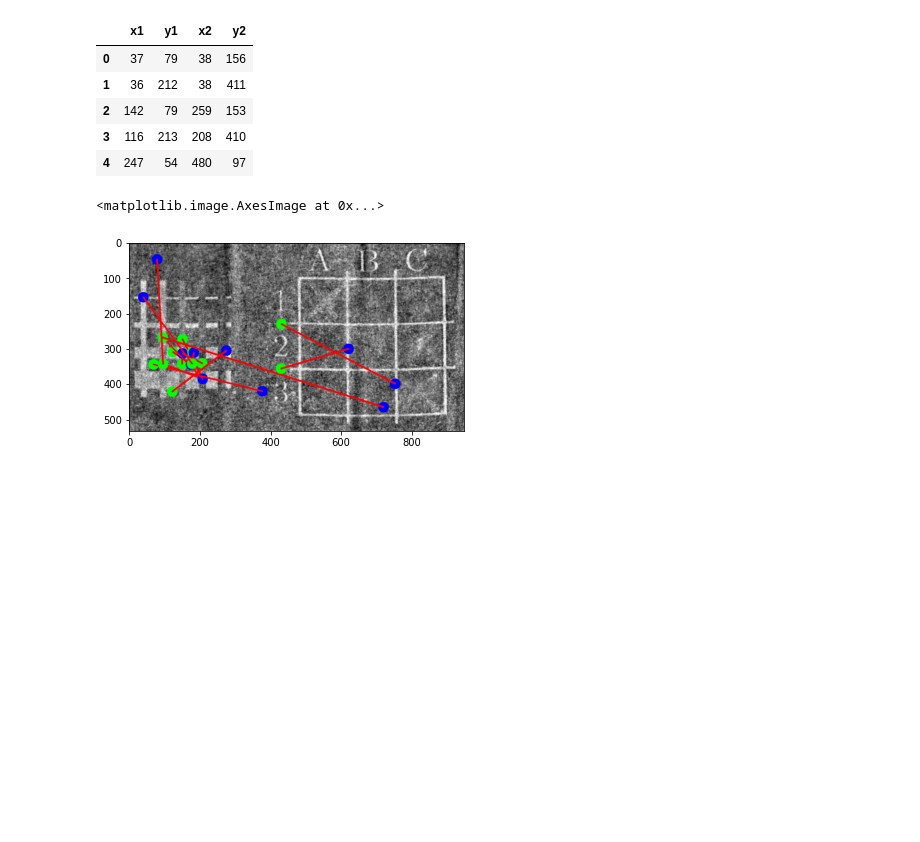
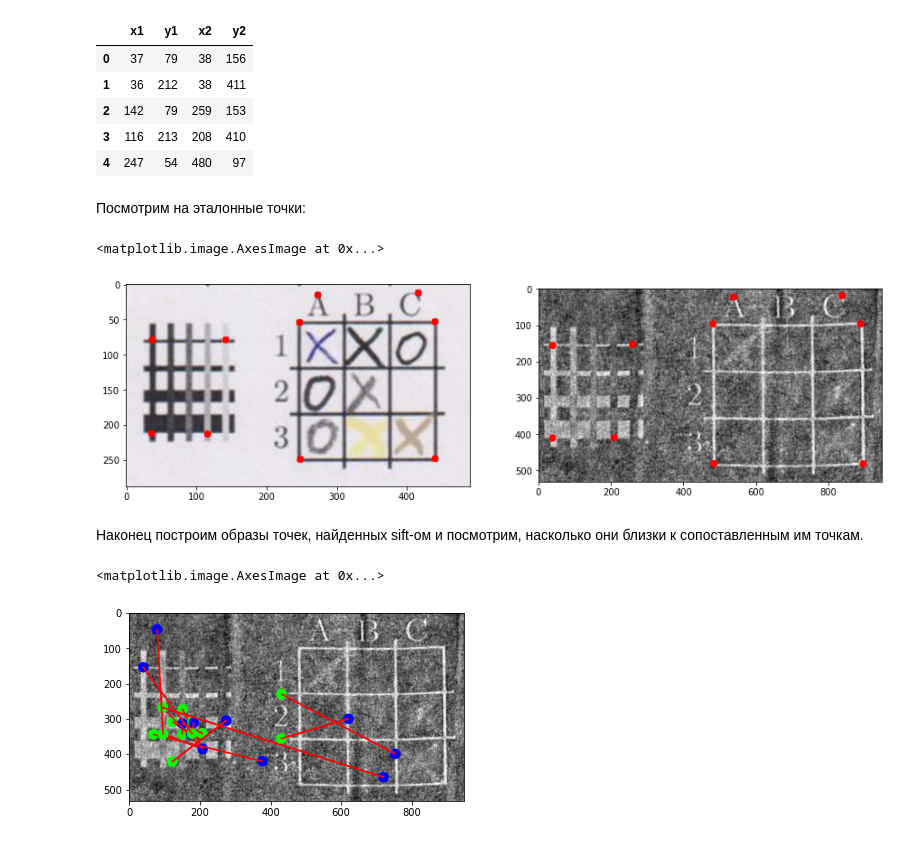
Before and after one commit to valkon29/innprac, a Jupyter notebook: notebook.ipynb, the cells around one changed output. Saved outputs shown, nothing was run; the diff lists cells and outputs as text; code cells hidden in the pictures; blank space fills up the shorter version.

```diff
--- a/notebook.ipynb
+++ b/notebook.ipynb
@@ -150,6 +151,31 @@ for i, row in data.iterrows():
 
 X = np.array(X)
 Y = np.array(Y)
+# %% [markdown]
+Посмотрим на эталонные точки:
+# %%
+fig, axarr = plt.subplots(1, 2, figsize=(15, 8))
+
+img_1 = cv.imread("origin.jpg")
+img_1 = cv.cvtColor(img_1, cv.COLOR_BGR2RGB)
+
+for p in X:
+    cv.circle(img_1, p, 5, (255, 0, 0), -1)
+
+axarr[0].imshow(img_1)
+
+img_2 = cv.imread("rec.jpg")
+img_2 = cv.cvtColor(img_2, cv.COLOR_BGR2RGB)
+
+for p in Y:
+    cv.circle(img_2, p, 10, (255, 0, 0), -1)
+
+axarr[1].imshow(img_2)
+# %% [output]
+<matplotlib.image.AxesImage at 0x...>
+[figure, added]
+# %% [markdown]
+Наконец построим образы точек, найденных sift-ом и посмотрим, насколько они близки к сопоставленным им точкам.
 # %%
 keypoints_x = [ pair[0] for pair in pairs[:N] ]
 keypoints_y = [ pair[1] for pair in pairs[:N] ]
```
Also changed, not shown: parts of 5 cells of this notebook.
